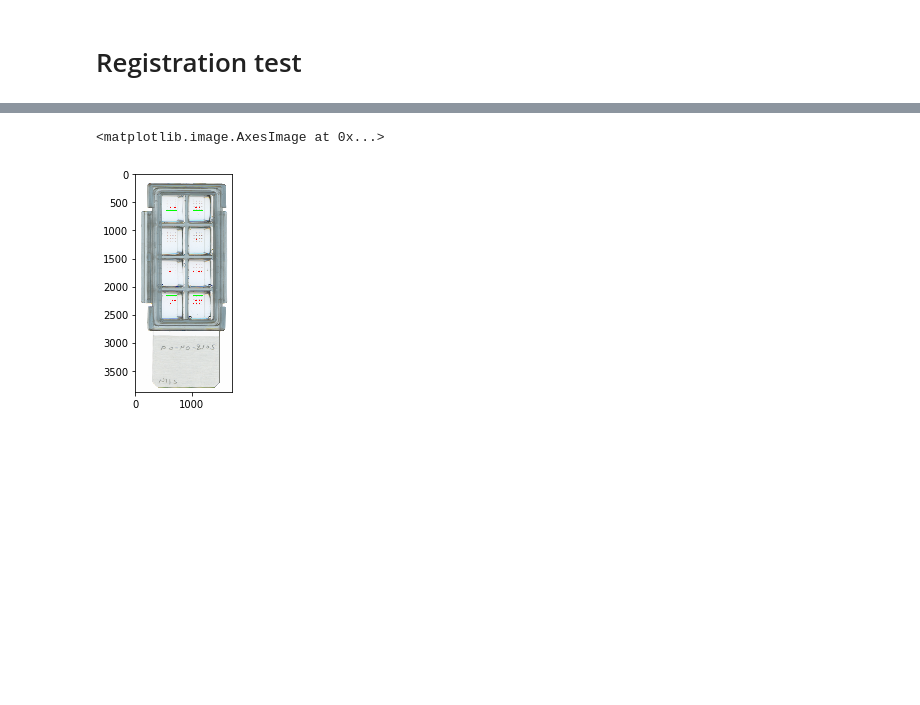
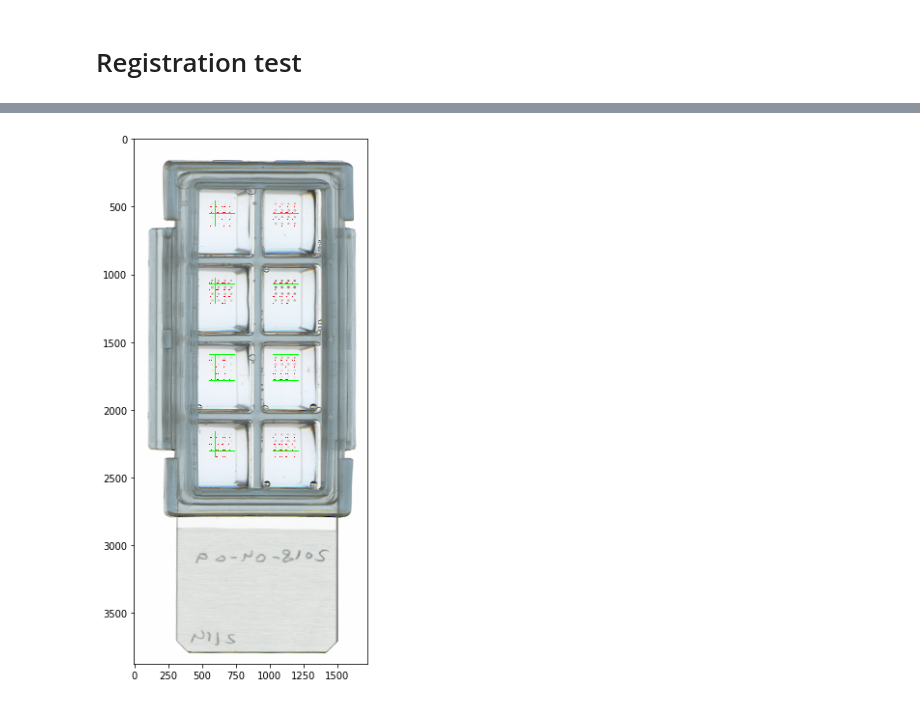
Before and after one commit to CSF-BioComp/marquant, a Jupyter notebook: experiments/image_registration.ipynb, the cells around one changed output, grey strips where cells are left out. Cells and saved outputs as stored; diff of their text form; code cells hidden in the pictures; blank space fills up the shorter version.

```diff
--- a/experiments/image_registration.ipynb
+++ b/experiments/image_registration.ipynb
@@ -72,6 +73,9 @@ def alignImages(im1, im2, max_features=MAX_FEATURES, good_match_percent=GOOD_MAT
 
   return im1Reg, imMatches
 # %%
+# Folder to which to write alignment test figures
+alignment_out_dir = 'alignment_tests'
+
 # Is this stable/deterministic
 for repetition in range(3):
     for max_feats in [100, 200, 300, 400, 500]:
@@ -83,10 +87,10 @@ for repetition in range(3):
                 print(e)
 
             # Write aligned image to disk.
-            outFilename = f'aligned_{max_feats}_{good_matches}_{repetition}.jpg'
+            outFilename = os.path.join(alignment_out_dir, f'aligned_{max_feats}_{good_matches}_{repetition}.jpg')
             cv.imwrite(outFilename, imReg)
 
-            outFilename = f'matches_{max_feats}_{good_matches}_{repetition}.jpg'
+            outFilename = os.path.join(alignment_out_dir, f'matches_{max_feats}_{good_matches}_{repetition}.jpg')
             cv.imwrite(outFilename, imMatches)
 # %%
 # Chose configuration
@@ -214,32 +260,34 @@ quant_table.to_csv('test_results.csv', index=False)
 # %%
 def label_intensities(img, grid_positions, values, grid_size=48, nrows=4, ncols=4, strformat='%.1f'):
     labeled = img.copy()
     for grid_pos,(x,y) in enumerate(grid_positions):
         cv.rectangle(labeled, (x, y), (x + grid_size, y + grid_size), (0, 255, 0), 1)
         for row in range(1, nrows):
             cv.line(labeled, (x, y + grid_size//nrows * row), (x + grid_size, y + grid_size//nrows * row), (0, 255, 0), 1)
         for col in range(1, ncols):
             cv.line(labeled, (x + grid_size//nrows * col, y), (x + grid_size//nrows * col, y + grid_size), (0, 255, 0), 1)
         for row in range(nrows):
             for col in range(ncols):
                 tX = x + grid_size//nrows * col
                 tY = y + grid_size//nrows * (row + 1) - 1
                 value = strformat % (values[grid_pos, row, col])
 
                 cv.putText(labeled, value, (tX, tY), cv.FONT_HERSHEY_SIMPLEX, 0.3, (255, 0, 0))
 
     return labeled
 
 # TODO: divided by 10000 to make text fit somehow in this low res image
+factor = 4
 big_aligned = cv.resize(aligned, None, fx=factor, fy=factor, interpolation=cv.INTER_CUBIC)
 labeled = label_intensities(big_aligned,
                             grid_positions =[(x*factor ,y*factor) for x,y in grid_positions],
                             values = quantgrids,
                             grid_size = factor*48,
+                            #strformat = '%2.2f'
                             strformat = '%d'
                            )
 cv.imwrite("labeled.png", labeled)
 imgshowc(labeled)
+plt.show()
 # %% [output]
-<matplotlib.image.AxesImage at 0x...>
-[figure, old version]
+[figure, new version]
```
Also changed, not shown: parts of 11 cells of this notebook.
